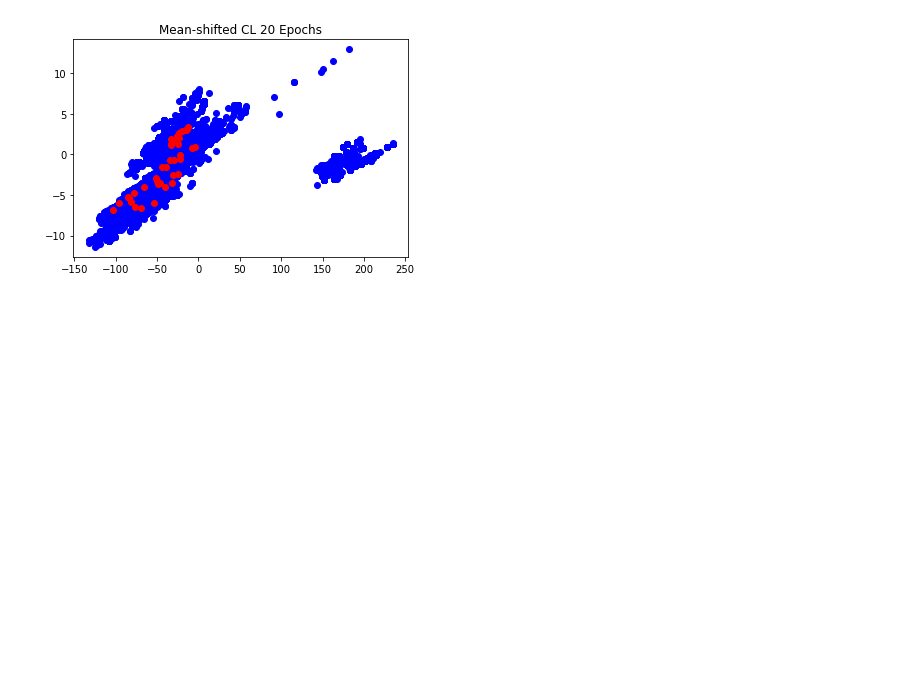
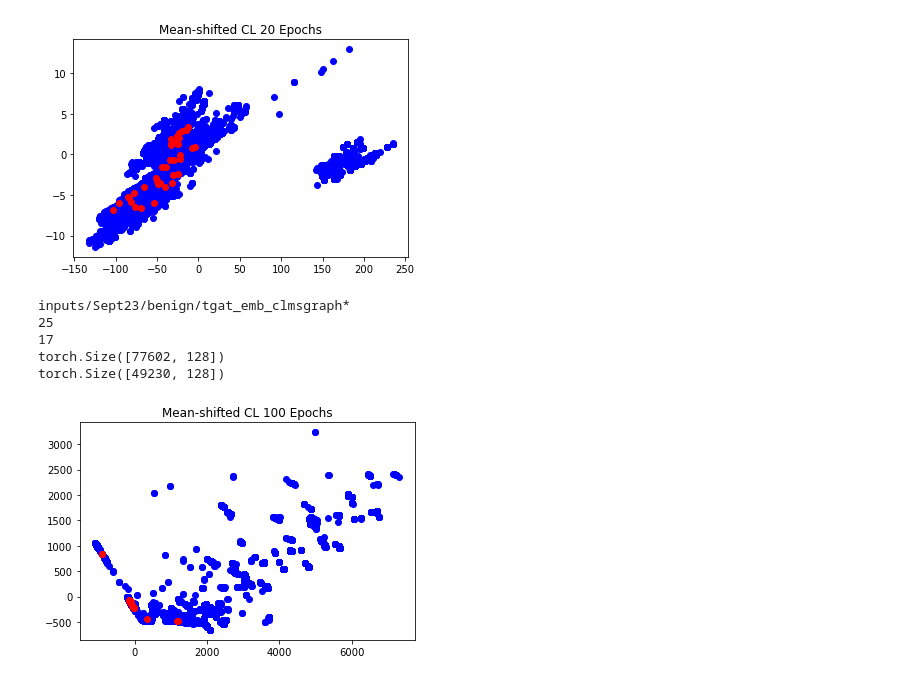
Before and after one commit to zazyzaya/NestedGraphs, a Jupyter notebook: notebooks/view_embs.ipynb, the cells around one changed output. Cells and saved outputs as stored; diff of their text form; code cells hidden in the pictures; blank space fills up the shorter version.

Commit message:
100 epochs

```diff
--- a/notebooks/view_embs.ipynb
+++ b/notebooks/view_embs.ipynb
@@ -22,7 +22,7 @@ def get_data(name=''):
 
     bs = []
     for b in b_embs:
-        emb = torch.load(b)
+        emb = torch.load(b,map_location=torch.device('cpu'))
         zs = emb['zs']; procs = emb['proc_mask']
         zs = zs[procs]
         bs.append(zs)
@@ -30,7 +30,7 @@ def get_data(name=''):
     ms = []
     colors = []
     for m in m_embs:
-        emb = torch.load(m)
+        emb = torch.load(m,map_location=torch.device('cpu'))
         zs = emb['zs']; procs = emb['proc_mask']
         zs = zs[procs]
         ms.append(zs)
@@ -85,3 +85,13 @@ inputs/Sept23/benign/tgat_emb_clmsgraph*
 torch.Size([77602, 128])
 torch.Size([49230, 128])
 [figure]
+# %%
+b_x, m_x, colors = get_data('_clms')
+plots_dots(b_x, m_x, 'Mean-shifted CL 100 Epochs', colors)
+# %% [output]
+inputs/Sept23/benign/tgat_emb_clmsgraph*
+25
+17
+torch.Size([77602, 128])
+torch.Size([49230, 128])
+[figure, added]
```
Also changed, not shown: parts of 1 cell of this notebook.
